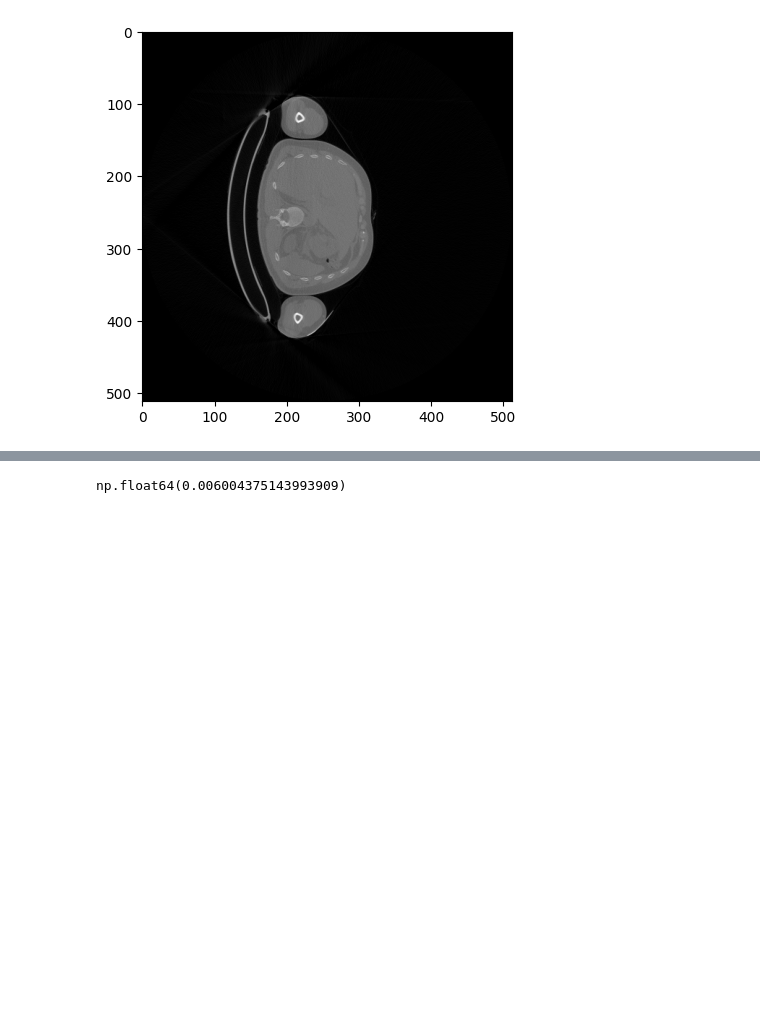
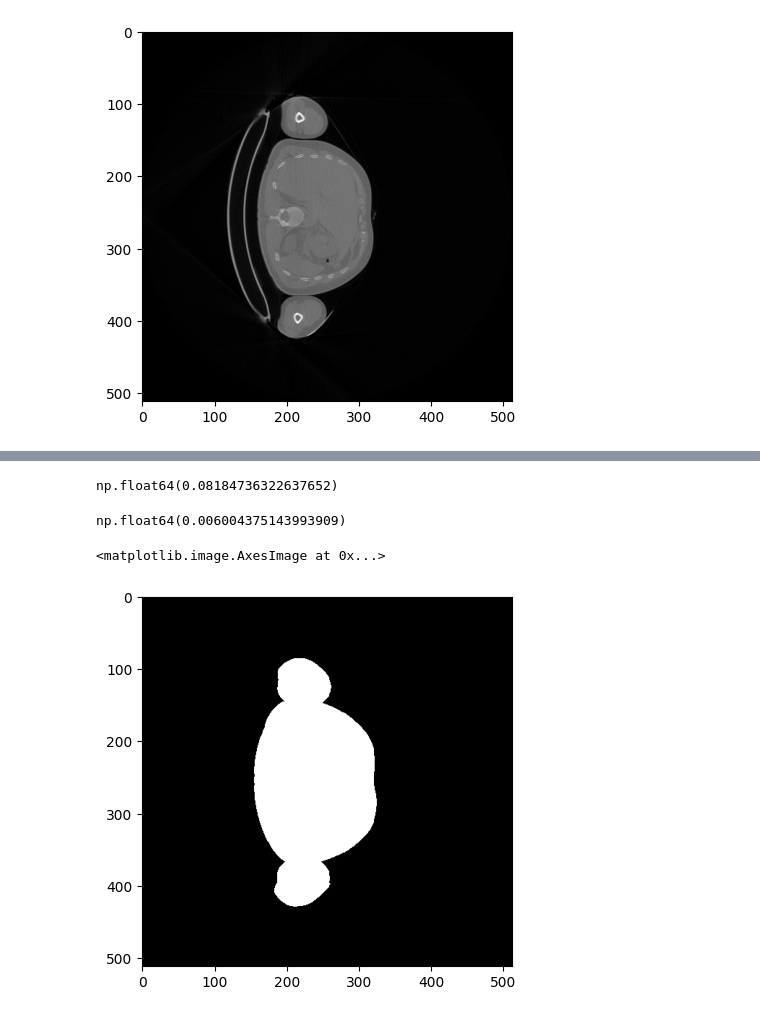
Before and after one commit to charlotteesavage/challenge-codebase, a Jupyter notebook: viewing.ipynb, the cells around one changed output, grey strips where cells are left out. Saved outputs shown, nothing was run; the diff lists cells and outputs as text; code cells hidden in the pictures; blank space fills up the shorter version.

```diff
--- a/viewing.ipynb
+++ b/viewing.ipynb
@@ -40,10 +75,33 @@ from src.evaluation.metrics import (
 compute_whole_body_mu_mae(
     filepath_pred_ct,
     filepath_gt_ct,
-    "src/data/sub-000/ct_label/body_seg.nii.gz",
-    "src/data/sub-000/ct_label/organ_seg.nii.gz",
+    "data/sub-000/ct-label/body_seg.nii.gz",
+    "data/sub-000/ct-label/organ_seg.nii.gz",
     exclusion_cm=4.0,
     save_mask_path=None,
 )
 # %% [output]
-np.float64(0.006004375143993909)
+np.float64(0.08184736322637652)
+# %%
+compute_whole_body_mu_mae(
+    filepath_pred_baseline,
+    filepath_gt_ct,
+    "data/sub-000/ct-label/body_seg.nii.gz",
+    "data/sub-000/ct-label/organ_seg.nii.gz",
+    exclusion_cm=4.0,
+    save_mask_path=None,
+)
+
+# np.float64(0.006004375143993909)
+# %% [output]
+np.float64(0.006004375143993909)
+# %%
+zero_pred_mask = "data/sub-000/ct-label/prediction_mask.nii.gz"
+img_pred_mask = nib.load(zero_pred_mask)
+data_pred_mask = img_pred_mask.get_fdata()
+
+plt.imshow(data_pred_mask[:,:,slice_index], cmap="gray")
+# plt.imshow(data3[:, :, slice_index], cmap="gray")
+# %% [output]
+<matplotlib.image.AxesImage at 0x...>
+[figure, added]
```
Also changed, not shown: parts of 8 cells of this notebook, 8 other files.
